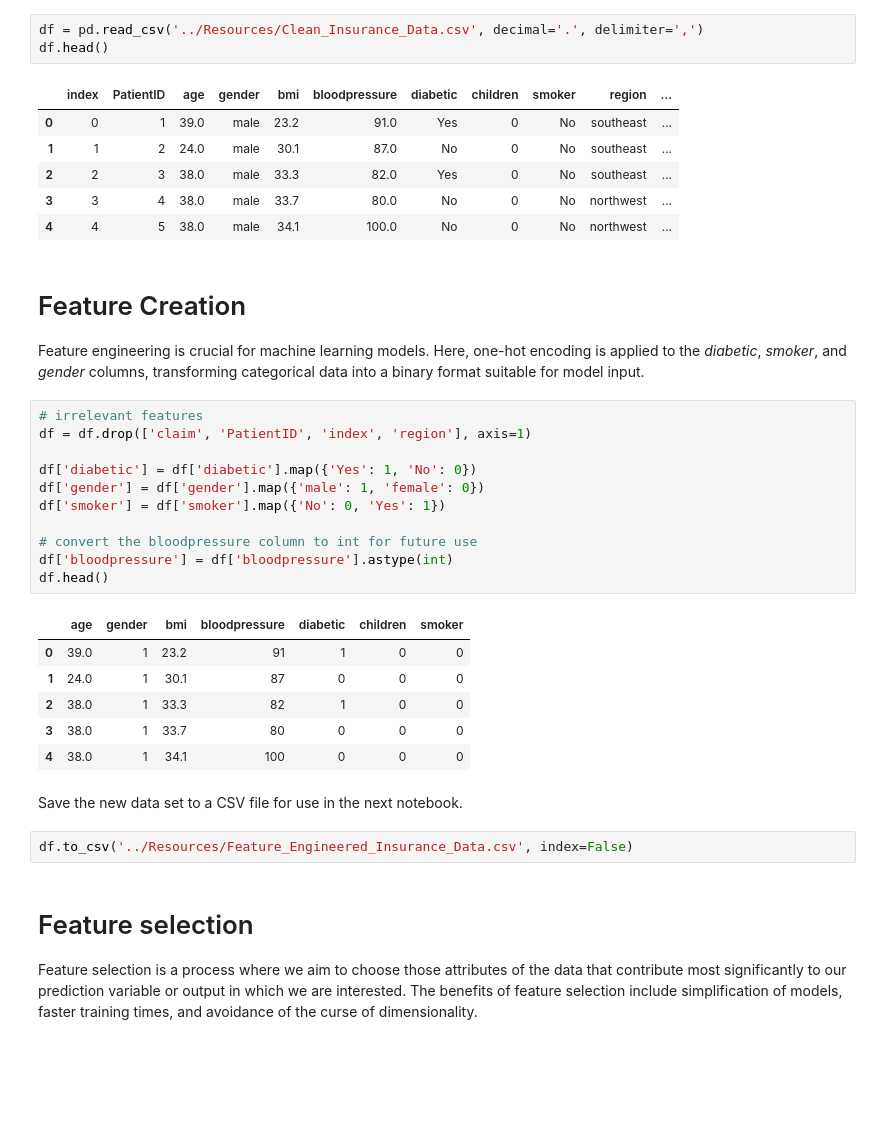
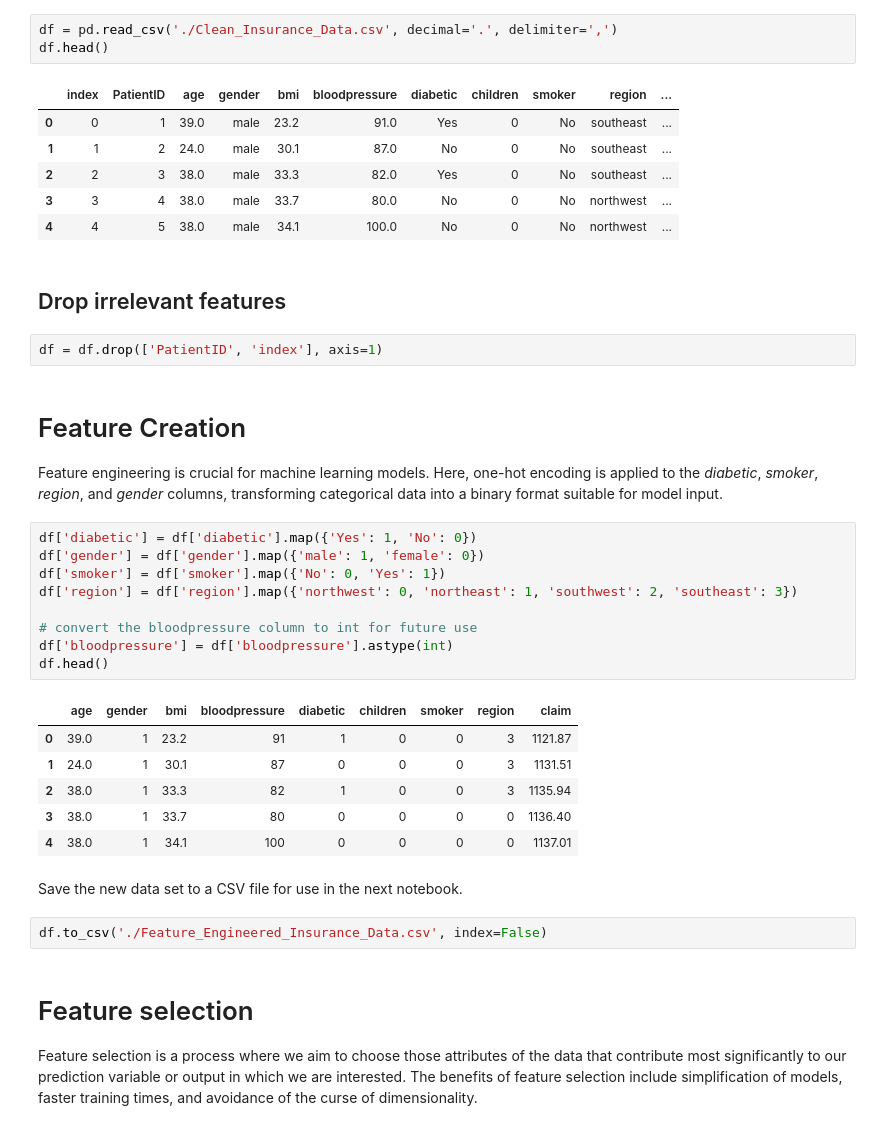
Before and after one commit to alecsiuh/MLT, a Jupyter notebook: FeatureCreationAndSelection.ipynb, the cells around one changed output. Saved outputs shown, nothing was run; the diff lists cells and outputs as text; blank space fills up the shorter version.

```diff
--- a/FeatureCreationAndSelection.ipynb
+++ b/FeatureCreationAndSelection.ipynb
@@ -18,7 +16,7 @@ from sklearn.linear_model import LogisticRegression
 # %% [markdown]
 ## Import the clean data set
 # %%
-df = pd.read_csv('../Resources/Clean_Insurance_Data.csv', decimal='.', delimiter=',')
+df = pd.read_csv('./Clean_Insurance_Data.csv', decimal='.', delimiter=',')
 df.head()
 # %% [output]
 |  | index | PatientID | age | gender | bmi | bloodpressure | diabetic | children | smoker | region | ... |
@@ -27,31 +25,33 @@ df.head()
 | 2 | 2 | 3 | 38.0 | male | 33.3 | 82.0 | Yes | 0 | No | southeast | ... |
 | 3 | 3 | 4 | 38.0 | male | 33.7 | 80.0 | No | 0 | No | northwest | ... |
 | 4 | 4 | 5 | 38.0 | male | 34.1 | 100.0 | No | 0 | No | northwest | ... |
+# %% [markdown]
+## Drop irrelevant features
+# %%
+df = df.drop(['PatientID', 'index'], axis=1)
 # %% [markdown]
 # Feature Creation
-Feature engineering is crucial for machine learning models. Here, one-hot encoding is applied to the *diabetic*, *smoker*, and *gender* columns, transforming categorical data into a binary format suitable for model input.
+Feature engineering is crucial for machine learning models. Here, one-hot encoding is applied to the *diabetic*, *smoker*, *region*, and *gender* columns, transforming categorical data into a binary format suitable for model input.
 # %%
-# irrelevant features
-df = df.drop(['claim', 'PatientID', 'index', 'region'], axis=1)
-
 df['diabetic'] = df['diabetic'].map({'Yes': 1, 'No': 0})
 df['gender'] = df['gender'].map({'male': 1, 'female': 0})
 df['smoker'] = df['smoker'].map({'No': 0, 'Yes': 1})
+df['region'] = df['region'].map({'northwest': 0, 'northeast': 1, 'southwest': 2, 'southeast': 3})
 
 # convert the bloodpressure column to int for future use
 df['bloodpressure'] = df['bloodpressure'].astype(int)
 df.head()
 # %% [output]
-|  | age | gender | bmi | bloodpressure | diabetic | children | smoker |
-| 0 | 39.0 | 1 | 23.2 | 91 | 1 | 0 | 0 |
-| 1 | 24.0 | 1 | 30.1 | 87 | 0 | 0 | 0 |
-| 2 | 38.0 | 1 | 33.3 | 82 | 1 | 0 | 0 |
-| 3 | 38.0 | 1 | 33.7 | 80 | 0 | 0 | 0 |
-| 4 | 38.0 | 1 | 34.1 | 100 | 0 | 0 | 0 |
+|  | age | gender | bmi | bloodpressure | diabetic | children | smoker | region | claim |
+| 0 | 39.0 | 1 | 23.2 | 91 | 1 | 0 | 0 | 3 | 1121.87 |
+| 1 | 24.0 | 1 | 30.1 | 87 | 0 | 0 | 0 | 3 | 1131.51 |
+| 2 | 38.0 | 1 | 33.3 | 82 | 1 | 0 | 0 | 3 | 1135.94 |
+| 3 | 38.0 | 1 | 33.7 | 80 | 0 | 0 | 0 | 0 | 1136.40 |
+| 4 | 38.0 | 1 | 34.1 | 100 | 0 | 0 | 0 | 0 | 1137.01 |
 # %% [markdown]
 Save the new data set to a CSV file for use in the next notebook.
 # %%
-df.to_csv('../Resources/Feature_Engineered_Insurance_Data.csv', index=False)
+df.to_csv('./Feature_Engineered_Insurance_Data.csv', index=False)
 # %% [markdown]
 # Feature selection
 Feature selection is a process where we aim to choose those attributes of the data that contribute most significantly to our prediction variable or output in which we are interested. The benefits of feature selection include simplification of models, faster training times, and avoidance of the curse of dimensionality.
```
Also changed, not shown: parts of 68 cells of this notebook, 3 other files.
